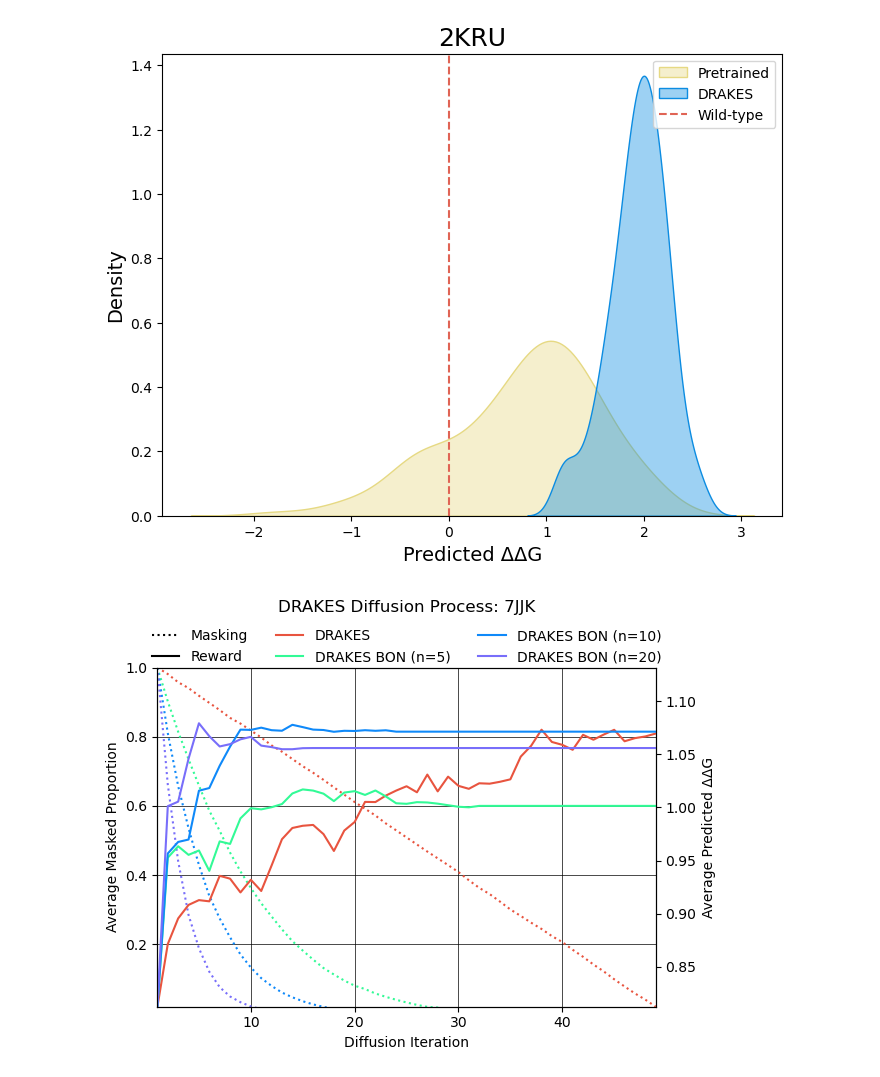
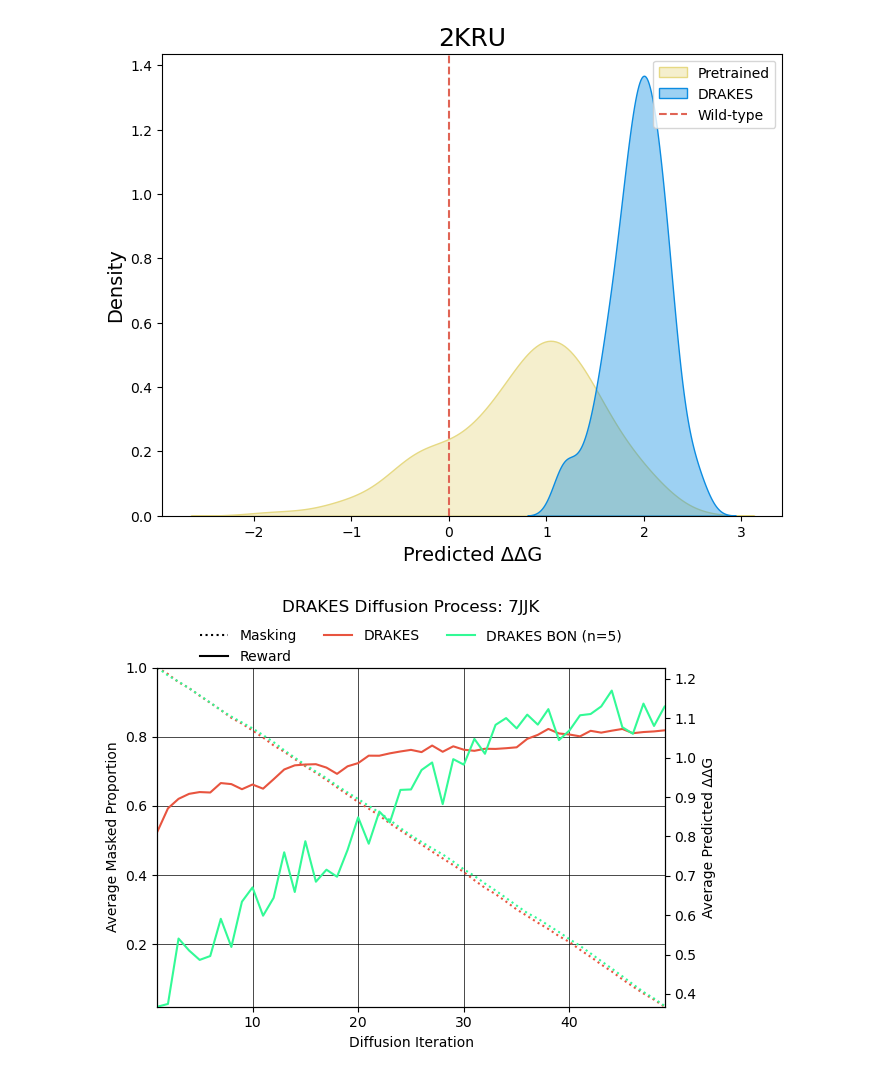
Before and after one commit to shainotshy1/BLISS_Experiments, a Jupyter notebook: DRAKES/analyze_data.ipynb, the cells around one changed output. Cells and saved outputs as stored; diff of their text form; code cells hidden in the pictures.

Commit message:
moved data for imporved bon

```diff
--- a/DRAKES/analyze_data.ipynb
+++ b/DRAKES/analyze_data.ipynb
@@ -86,22 +86,22 @@ analyze_protein_gen('2KRU')
 # %% [output]
 [figure]
 # %%
-diff_file = 'data/diffusion_analysis_new_7JJK.csv'
-diff_file_bon_20 = 'data/diffusion_analysis_new_7JJK_bon_20.csv'
-diff_file_bon_10 = 'data/diffusion_analysis_new_7JJK_bon_10.csv'
+#diff_file_bon_20 = 'data/diffusion_analysis_new_7JJK_bon_20.csv'
+#diff_file_bon_10 = 'data/diffusion_analysis_new_7JJK_bon_10.csv'
 diff_file_bon_5 = 'data/diffusion_analysis_new_7JJK_bon_5.csv'
+diff_file = 'data/diffusion_analysis_new_7JJK_bon_1.csv'
 df_diff = pd.read_csv(diff_file)
-df_bon_20 = pd.read_csv(diff_file_bon_20)
-df_bon_10 = pd.read_csv(diff_file_bon_10)
+#df_bon_20 = pd.read_csv(diff_file_bon_20)
+#df_bon_10 = pd.read_csv(diff_file_bon_10)
 df_bon_5 = pd.read_csv(diff_file_bon_5)
-diff_iteration = df_diff['Iteration']
+diff_iteration = df_bon_5['Iteration']
 mask_proportion = df_diff['Mask Proportion']
-mask_proportion_bon_20 = df_bon_20['Mask Proportion']
-mask_proportion_bon_10 = df_bon_10['Mask Proportion']
+#mask_proportion_bon_20 = df_bon_20['Mask Proportion']
+#mask_proportion_bon_10 = df_bon_10['Mask Proportion']
 mask_proportion_bon_5 = df_bon_5['Mask Proportion']
 reward_average = df_diff['Reward Average']
-reward_average_bon_20 = df_bon_20['Reward Average']
-reward_average_bon_10 = df_bon_10['Reward Average']
+#reward_average_bon_20 = df_bon_20['Reward Average']
+#reward_average_bon_10 = df_bon_10['Reward Average']
 reward_average_bon_5 = df_bon_5['Reward Average']
 # %%
 import matplotlib.pyplot as plt
@@ -111,37 +111,36 @@ plt.style.use('default')
 
 fig, ax1 = plt.subplots()
 
 ax1.grid(color='black', linewidth=0.5)
 ax1.plot(diff_iteration, mask_proportion, linestyle='dotted', color='#E8543F', label='DRAKES Masking')
 ax1.plot(diff_iteration, mask_proportion_bon_5, linestyle='dotted', color='#32FA96', label='DRAKES BON (n=5)')
-ax1.plot(diff_iteration, mask_proportion_bon_10, linestyle='dotted', color='#0F89F9', label='DRAKES BON (n=10)')
-ax1.plot(diff_iteration, mask_proportion_bon_20, linestyle='dotted', color='#786EFA', label='DRAKES BON (n=20)')
+#ax1.plot(diff_iteration, mask_proportion_bon_10, linestyle='dotted', color='#0F89F9', label='DRAKES BON (n=10)')
+#ax1.plot(diff_iteration, mask_proportion_bon_20, linestyle='dotted', color='#786EFA', label='DRAKES BON (n=20)')
 ax1.set_xlabel('Diffusion Iteration')
 ax1.set_ylabel('Average Masked Proportion')
 ax1.tick_params(axis='y', labelcolor='black')
 ax1.set_xlim(min(diff_iteration), max(diff_iteration))
 ax1.set_ylim(min(mask_proportion), max(mask_proportion))
 
 ax2 = ax1.twinx()
 masking_line, = ax2.plot([], [], linestyle='dotted', color='black', label='Masking')
 reward_line, = ax2.plot([], [], linestyle='solid', color='black', label='Reward')
 ax2.plot(diff_iteration, reward_average, color='#E8543F', label='DRAKES')
 ax2.plot(diff_iteration, reward_average_bon_5, color='#32FA96', label='DRAKES BON (n=5)')
-ax2.plot(diff_iteration, reward_average_bon_10, color='#0F89F9', label='DRAKES BON (n=10)')
-ax2.plot(diff_iteration, reward_average_bon_20, color='#786EFA', label='DRAKES BON (n=20)')
+#ax2.plot(diff_iteration, reward_average_bon_10, color='#0F89F9', label='DRAKES BON (n=10)')
+#ax2.plot(diff_iteration, reward_average_bon_20, color='#786EFA', label='DRAKES BON (n=20)')
 ax2.set_ylabel('Average Predicted ΔΔG')
 ax2.tick_params(axis='y', labelcolor='black')
-all_reward = np.concatenate((reward_average, reward_average_bon_10))
+all_reward = np.concatenate((reward_average, reward_average_bon_5))
 ax2.set_ylim(min(all_reward), max(all_reward) * 1.05)
-
 
 reward_lines, reward_labels = ax2.get_legend_handles_labels()
 updated_reward_labels = [label for label in reward_labels]
 
 plt.legend(reward_lines, updated_reward_labels,
            loc='upper center', bbox_to_anchor=(0.5, 1.15), ncol=3, frameon=False)
 plt.title('DRAKES Diffusion Process: 7JJK', pad=40)
 plt.tight_layout()
 plt.show()
 # %% [output]
-[figure, old version]
+[figure, new version]
```
Also changed, not shown: 6 other files.
